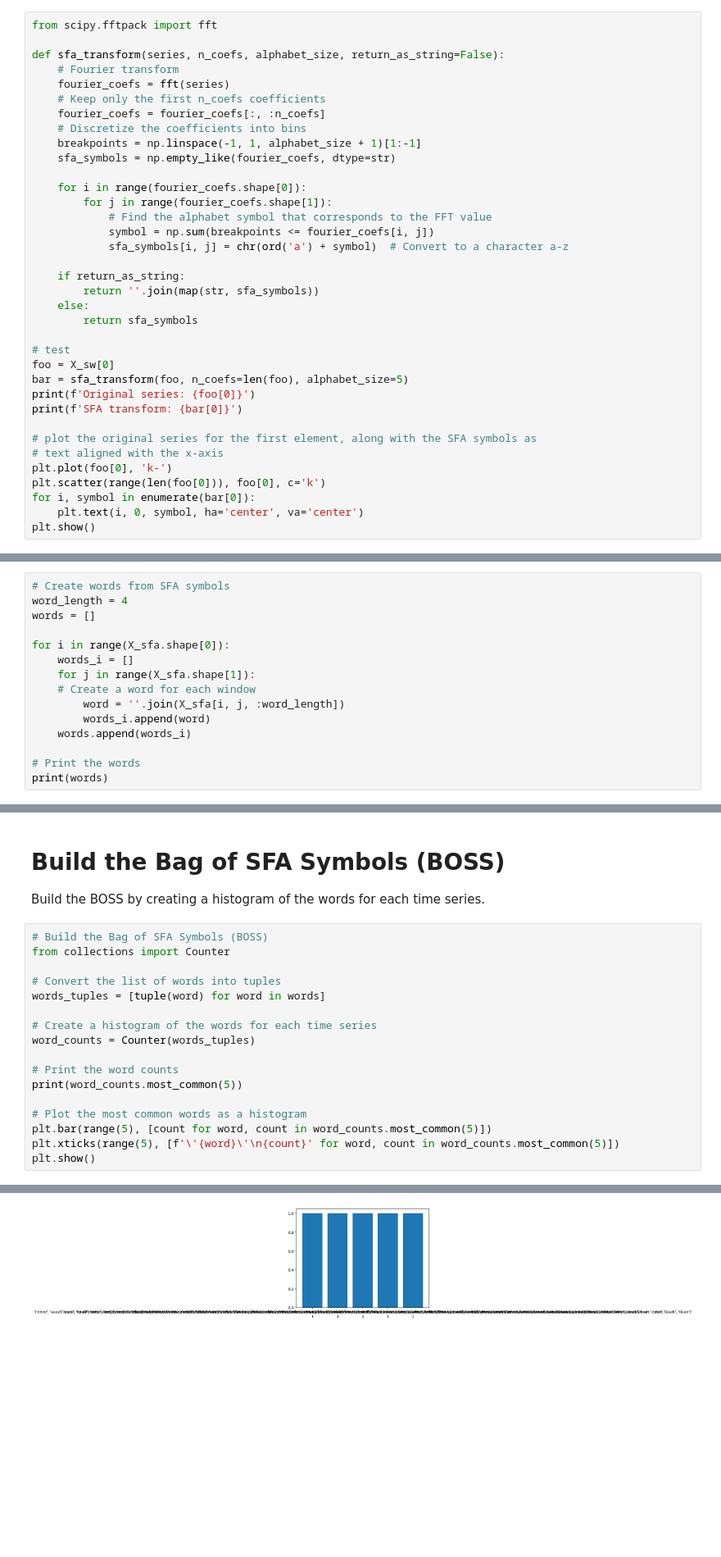
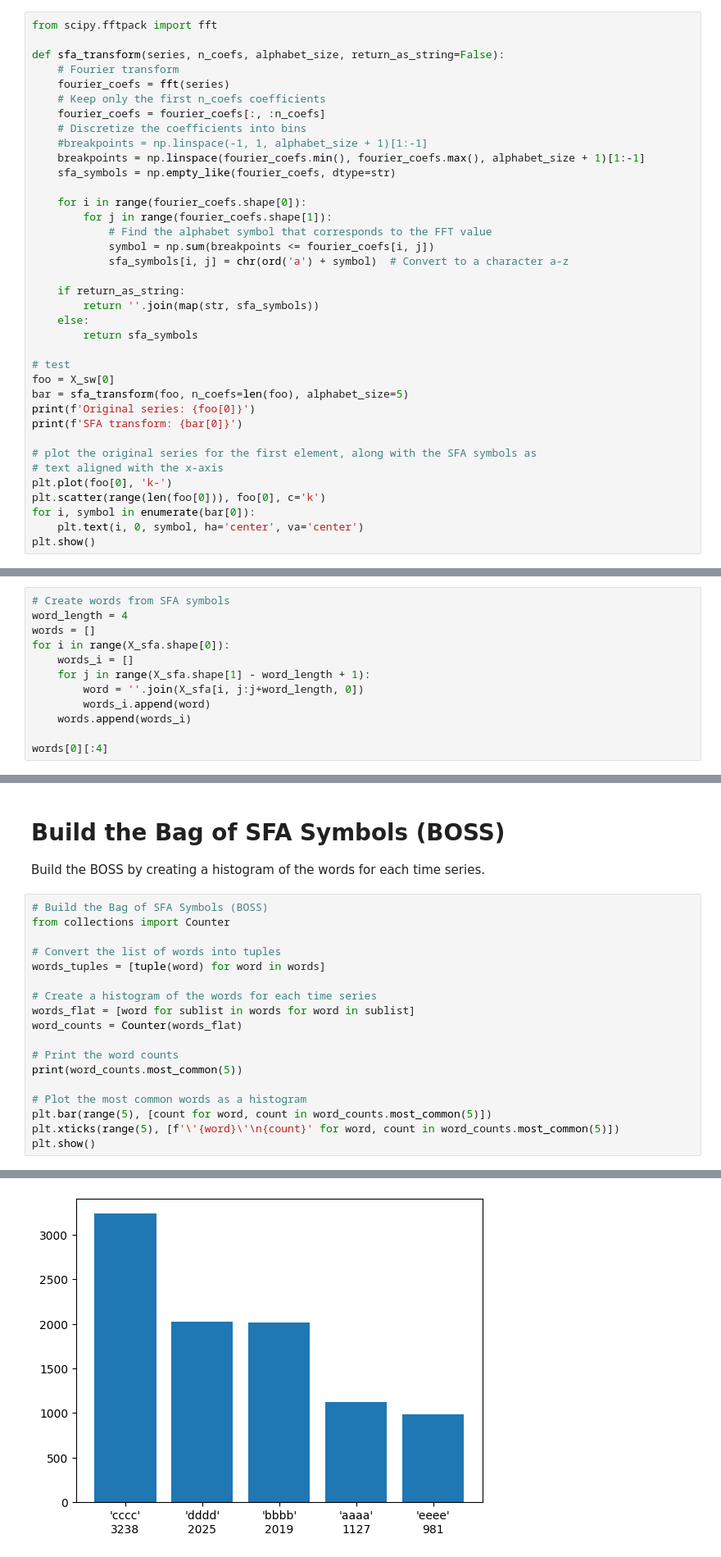
Before and after one commit to vrodriguezf/sertemp, a Jupyter notebook: nbs/classification/dictionary-based.ipynb, the cells around one changed output, grey strips where cells are left out. Shown at 82% size. Saved outputs shown, nothing was run; the diff lists cells and outputs as text; blank space fills up the shorter version.

```diff
--- a/nbs/classification/dictionary-based.ipynb
+++ b/nbs/classification/dictionary-based.ipynb
@@ -107,7 +107,8 @@ def sfa_transform(series, n_coefs, alphabet_size, return_as_string=False):
     # Keep only the first n_coefs coefficients
     fourier_coefs = fourier_coefs[:, :n_coefs]
     # Discretize the coefficients into bins
-    breakpoints = np.linspace(-1, 1, alphabet_size + 1)[1:-1]
+    #breakpoints = np.linspace(-1, 1, alphabet_size + 1)[1:-1]
+    breakpoints = np.linspace(fourier_coefs.min(), fourier_coefs.max(), alphabet_size + 1)[1:-1]
     sfa_symbols = np.empty_like(fourier_coefs, dtype=str)
 
     for i in range(fourier_coefs.shape[0]):
@@ -155,15 +156,12 @@ Create words from the SFA coefficients by quantizing the coefficients into bins
 # Create words from SFA symbols
 word_length = 4
 words = []
-
 for i in range(X_sfa.shape[0]):
     words_i = []
-    for j in range(X_sfa.shape[1]):
-    # Create a word for each window
-        word = ''.join(X_sfa[i, j, :word_length])
+    for j in range(X_sfa.shape[1] - word_length + 1):
+        word = ''.join(X_sfa[i, j:j+word_length, 0])
         words_i.append(word)
     words.append(words_i)
 
-# Print the words
-print(words)
+words[0][:4]
 # %% [output]
@@ -179,7 +177,8 @@ from collections import Counter
 words_tuples = [tuple(word) for word in words]
 
 # Create a histogram of the words for each time series
-word_counts = Counter(words_tuples)
+words_flat = [word for sublist in words for word in sublist]
+word_counts = Counter(words_flat)
 
 # Print the word counts
 print(word_counts.most_common(5))
@@ -193,4 +192,4 @@ plt.show()
-[figure, old version]
+[figure, new version]
 # %% [markdown]
 # Classify Time Series Using BOSS
 Use the BOSS to classify the time series by comparing the histograms using a distance measure.
```
Also changed, not shown: parts of 4 cells of this notebook, 1 other file.
